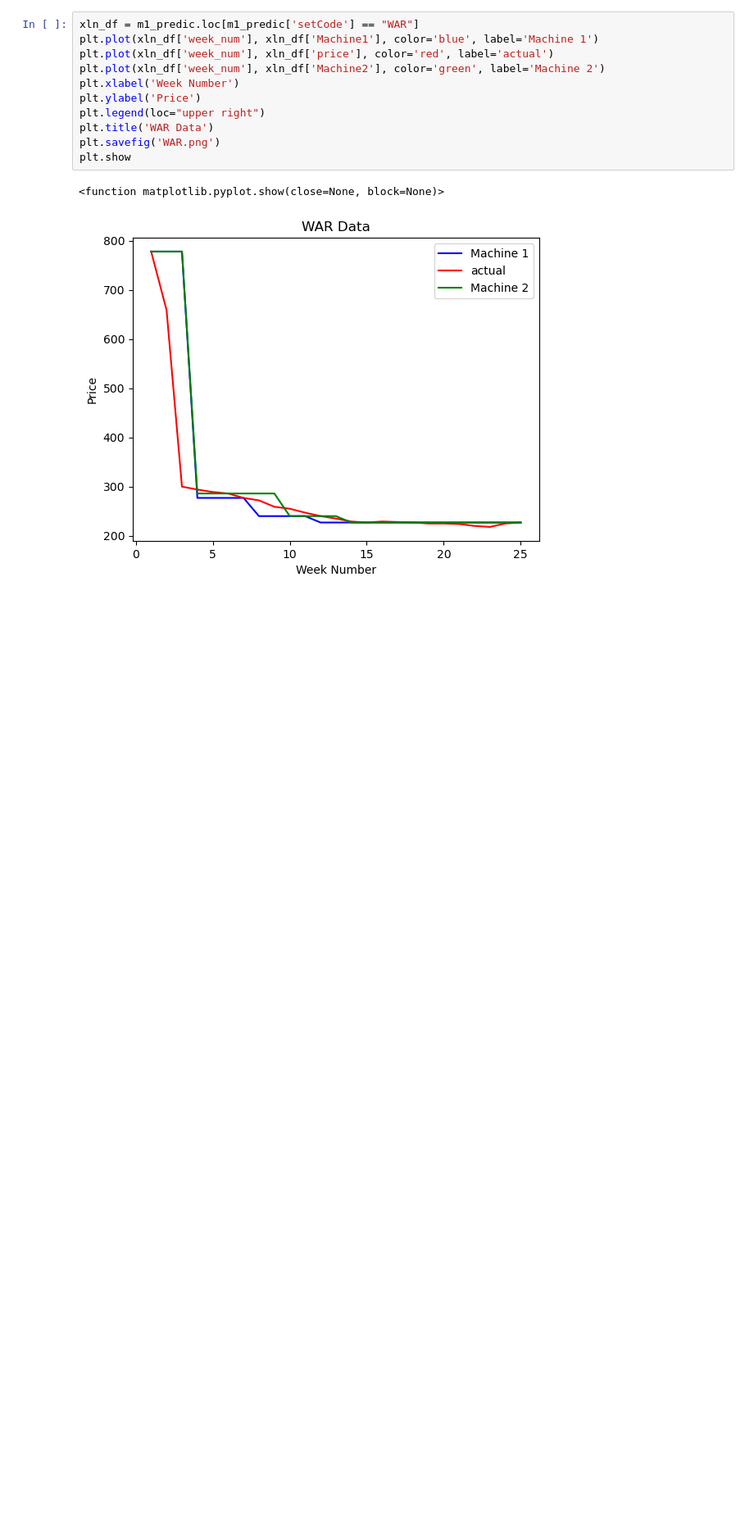
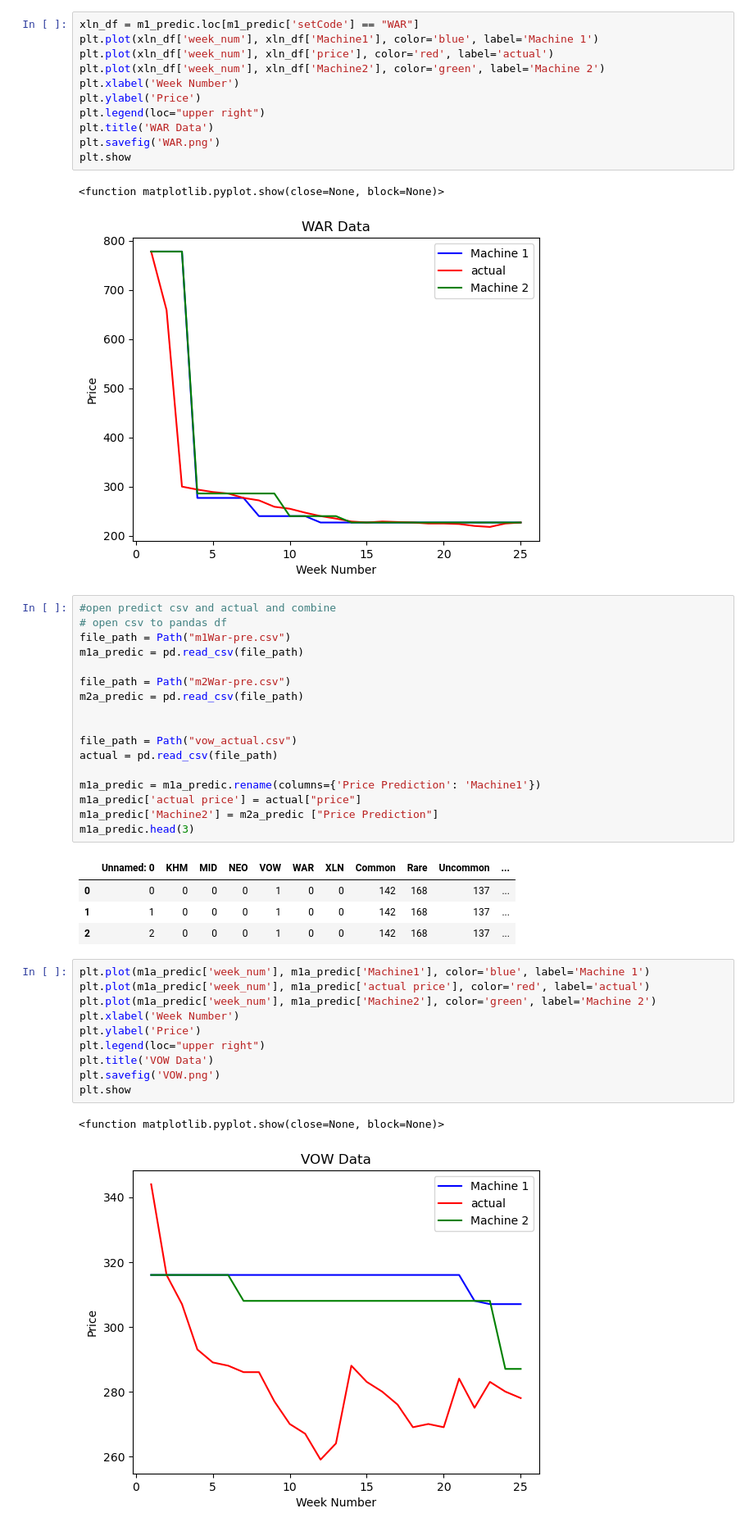
Before and after one commit to pathfindereleven/project-4, a Jupyter notebook: matplot.ipynb, the cells around one changed output. Shown: that part at 82% size. Cells and saved outputs as stored; diff of their text form; blank space fills up the shorter version.

Commit message:
graph work

```diff
--- a/matplot.ipynb
+++ b/matplot.ipynb
@@ -94,3 +94,38 @@ plt.show
 # %% [output]
 <function matplotlib.pyplot.show(close=None, block=None)>
 [figure]
+# %%
+#open predict csv and actual and combine
+# open csv to pandas df
+file_path = Path("m1War-pre.csv")
+m1a_predic = pd.read_csv(file_path)
+
+file_path = Path("m2War-pre.csv")
+m2a_predic = pd.read_csv(file_path)
+
+
+file_path = Path("vow_actual.csv")
+actual = pd.read_csv(file_path)
+
+m1a_predic = m1a_predic.rename(columns={'Price Prediction': 'Machine1'})
+m1a_predic['actual price'] = actual["price"]
+m1a_predic['Machine2'] = m2a_predic ["Price Prediction"]
+m1a_predic.head(3)
+# %% [output]
+|  | Unnamed: 0 | KHM | MID | NEO | VOW | WAR | XLN | Common | Rare | Uncommon | ... |
+| 0 | 0 | 0 | 0 | 0 | 1 | 0 | 0 | 142 | 168 | 137 | ... |
+| 1 | 1 | 0 | 0 | 0 | 1 | 0 | 0 | 142 | 168 | 137 | ... |
+| 2 | 2 | 0 | 0 | 0 | 1 | 0 | 0 | 142 | 168 | 137 | ... |
+# %%
+plt.plot(m1a_predic['week_num'], m1a_predic['Machine1'], color='blue', label='Machine 1')
+plt.plot(m1a_predic['week_num'], m1a_predic['actual price'], color='red', label='actual')
+plt.plot(m1a_predic['week_num'], m1a_predic['Machine2'], color='green', label='Machine 2')
+plt.xlabel('Week Number')
+plt.ylabel('Price')
+plt.legend(loc="upper right")
+plt.title('VOW Data')
+plt.savefig('VOW.png')
+plt.show
+# %% [output]
+<function matplotlib.pyplot.show(close=None, block=None)>
+[figure, added]
```
Also changed, not shown: parts of 11 cells of this notebook, 3 other files.
